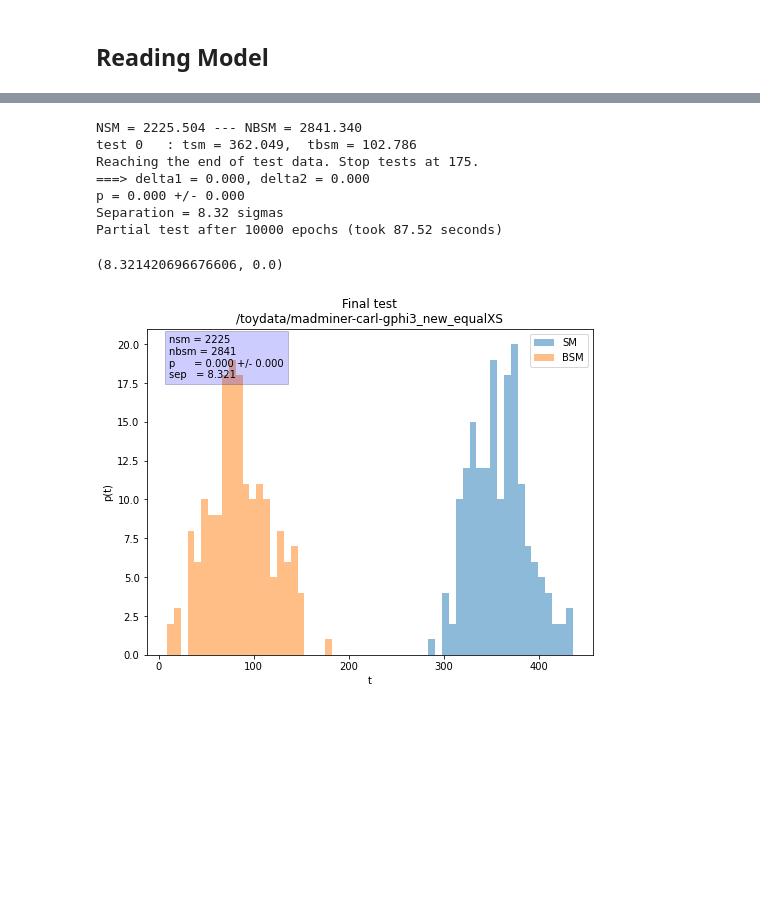
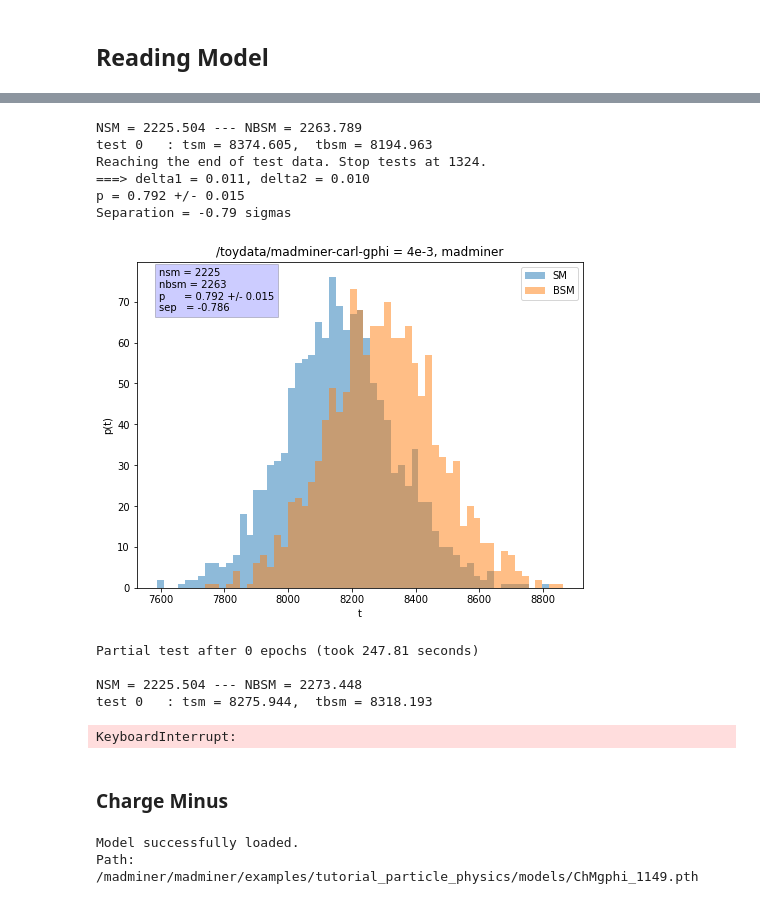
Before and after one commit to johannbrehmer/madminer, a Jupyter notebook: examples/tutorial_particle_physics/TestEstimator-Light.ipynb, the cells around one changed output, grey strips where cells are left out. Drawn from its saved outputs; the diff is of its cells as text; code cells hidden in the pictures; blank space fills up the shorter version.

```diff
--- a/examples/tutorial_particle_physics/TestEstimator-Light.ipynb
+++ b/examples/tutorial_particle_physics/TestEstimator-Light.ipynb
@@ -529,21 +400,3 @@ estimator = MorphingAwareRatioEstimator(
 )
 
 estimator.load(os.getcwd()+'/models/carl1000-bigbatch')
-# %%
-#Wilson coefficient value (*10^-2 TeV^-2)
-gphivals = [35e-1, 5, 10, 20, 30, 40, 45, 50, 200, 500]
-gphival_names = ['35e-1', '5', '10', '20', '30', '40', '45', '50', '200', '500']
-seps_new, ps_new = [], []
-seps_alt_new, ps_alt_new = [], []
-
-
-for (gphival, gphival_name) in zip(gphivals, gphival_names):
-    print('Evaluating with knowledge on the Cross Section, gphi=%s'%(gphival_name))
-    result = TestEstimator(gphival, gphival_name, title_message=', big batch')
-    seps_new.append(result[0])
-    ps_new.append(result[1])
-
-    print('Evaluating without knowledge on the Cross Section, gphi=%s'%(gphival_name))
-    result = TestEstimator(gphival, gphival_name, withXS=False, title_message=', big batch')
-    seps_alt_new.append(result[0])
-    ps_alt_new.append(result[1])
@@ -580,17 +402,0 @@ Partial test after 10000 epochs (took 166.99 seconds)
-# %%
-from madminer import ParameterizedRatioEstimator
-from madminer.ml.morphing_aware import MorphingAwareRatioEstimator
-
-estimator = MorphingAwareRatioEstimator(
-    morphing_setup_filename=os.getcwd()+'/data/setup.h5',
-    n_hidden=(60,60),
-    activation="tanh",
-)
-
-estimator.load(os.getcwd()+'/models/carl')
-# %%
-gphival = 10
-gphival_name = '10'
-withXS = True
-
-TestEstimator(gphival, gphival_name, title_message=', default batch')
@@ -644,12 +403,27 @@ Partial test after 10000 epochs (took 87.74 seconds)
-# %%
-TestEstimator(3.5, '35e-4', False)
-# %% [output]
-NSM = 2225.504 --- NBSM = 2841.340
-test 0   : tsm = 362.049,  tbsm = 102.786
-Reaching the end of test data. Stop tests at 175.
-===> delta1 = 0.000, delta2 = 0.000
-p = 0.000 +/- 0.000
-Separation = 8.32 sigmas
-Partial test after 10000 epochs (took 87.52 seconds)
-(8.321420696676606, 0.0)
-[figure, removed]
+# %%
+gphivals = [4e-3, 5e-3, 6e-3]
+gphi_fnames = ['gphi_toydata_test_4e-3_out', 'gphi_toydata_test_5e-3_out', 'gphi_toydata_test_6e-3_out']
+
+for gphival, gphi_fname in zip(gphivals, gphi_fnames):
+    TestEstimator(estimator, gphival, gphi_fname, title_message=', madminer', qc=False)
+# %% [output]
+NSM = 2225.504 --- NBSM = 2263.789
+test 0   : tsm = 8374.605,  tbsm = 8194.963
+Reaching the end of test data. Stop tests at 1324.
+===> delta1 = 0.011, delta2 = 0.010
+p = 0.792 +/- 0.015
+Separation = -0.79 sigmas
+[figure, added]
+Partial test after 0 epochs (took 247.81 seconds)
+
+NSM = 2225.504 --- NBSM = 2273.448
+test 0   : tsm = 8275.944,  tbsm = 8318.193
+KeyboardInterrupt:
+# %% [markdown]
+### Charge Minus
+# %%
+estimator = OurModel(AR=[9, 32, 32, 32, 32, 1])
+estimator.Load_CPU('ChMgphi_1149', os.getcwd()+'/models/')
+# %% [output]
+Model successfully loaded.
+Path: /madminer/madminer/examples/tutorial_particle_physics/models/ChMgphi_1149.pth
```
Also changed, not shown: parts of 28 cells of this notebook.
